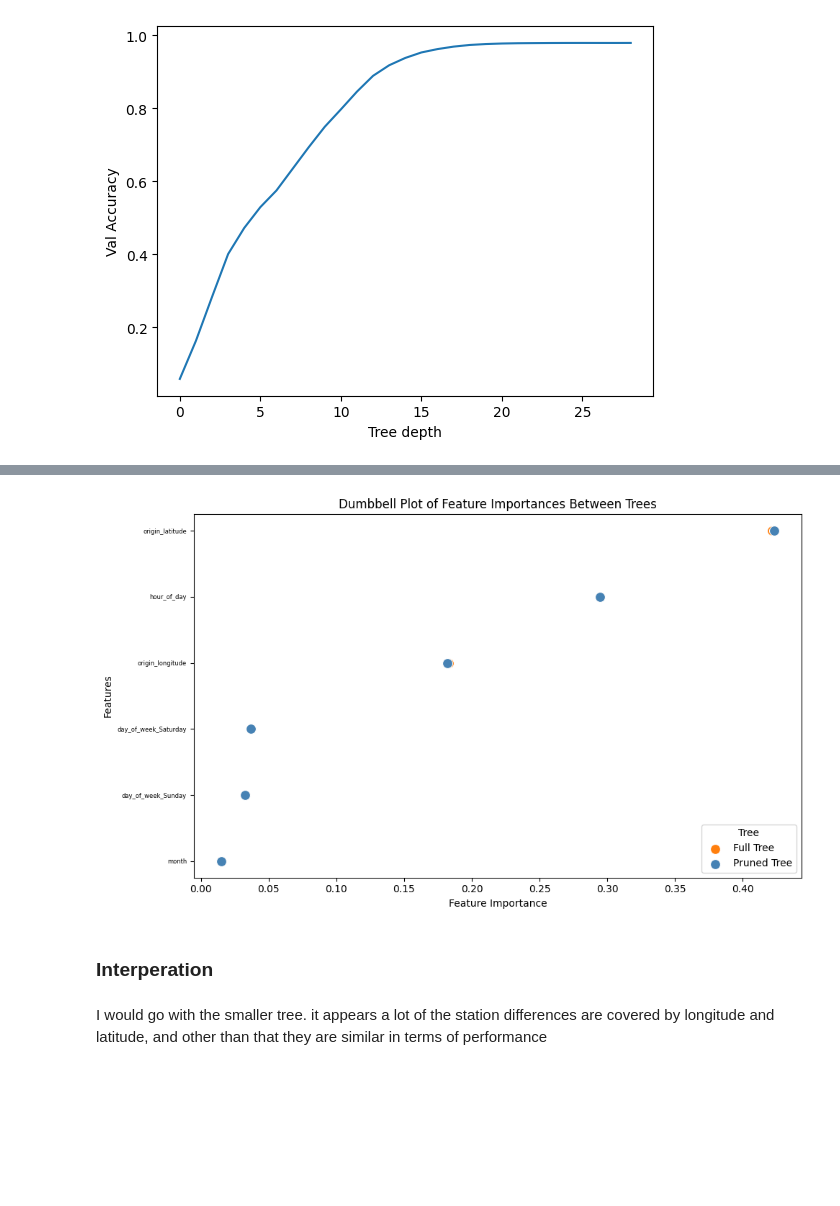
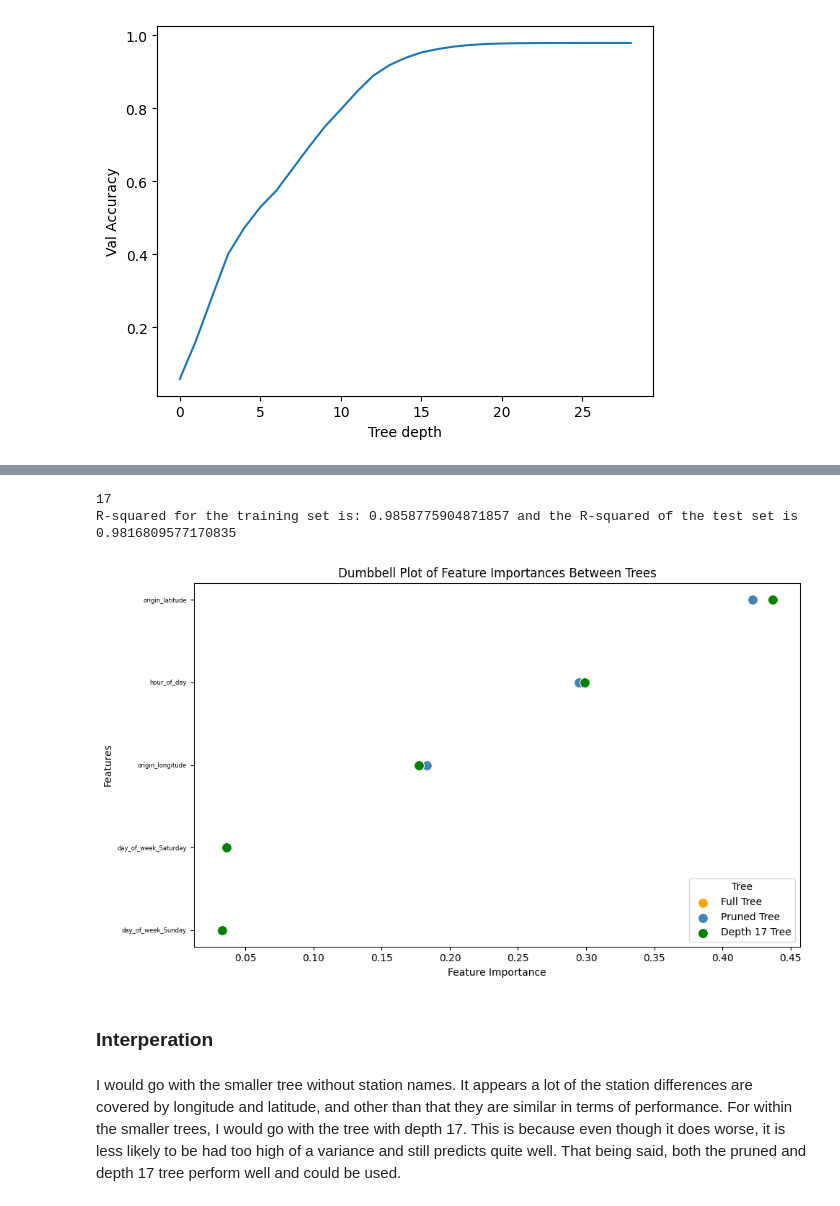
Before and after one commit to iansargent/nyc-subway-ridership-ml, a Jupyter notebook: Scripts/Analysis/decision_tree.ipynb, the cells around one changed output, grey strips where cells are left out. Saved outputs shown, nothing was run; the diff lists cells and outputs as text; code cells hidden in the pictures; blank space fills up the shorter version.

Commit message:
for the decision tree

```diff
--- a/Scripts/Analysis/decision_tree.ipynb
+++ b/Scripts/Analysis/decision_tree.ipynb
@@ -328,3 +316,11 @@ print(f'R-squared for the training set is:{np.sqrt(R2_train): .2f} and the R-squ
 # %% [output]
 73
 R-squared for the training set is: 1.00 and the R-squared of the test set is  0.99
+# %%
+depth = 30
+print(depth)
+ridership_tree_pruned = DecisionTreeRegressor(max_depth=depth).fit(X_train, y_train)
+R2_train = ridership_tree_pruned.score(X_train, y_train)
+R2_test = ridership_tree_pruned.score(X_test, y_test)
+
+print(f'R-squared for the training set is:{np.sqrt(R2_train): .2f} and the R-squared of the test set is {np.sqrt(R2_test): .2f}')
@@ -502 +511,13 @@ R-squared for the training set is:0.9999541808763431 and the R-squared of the te
+# %%
+depth = 17
+print(depth)
+small_ridership_tree_17 = DecisionTreeRegressor(max_depth=depth).fit(X_train, y_train)
+R2_train = small_ridership_tree_17.score(X_train, y_train)
+R2_test = small_ridership_tree_17.score(X_test, y_test)
+
+# print(f'R-squared for the training set is:{np.sqrt(R2_train): .2f} and the R-squared of the test set is {np.sqrt(R2_test): .2f}')
+print(f'R-squared for the training set is: {np.sqrt(R2_train)} and the R-squared of the test set is {np.sqrt(R2_test)}')
+# %% [output]
+17
+R-squared for the training set is: 0.9858775904871857 and the R-squared of the test set is 0.9816809577170835
 # %%
@@ -507,15 +528,18 @@ with open('small_pruned_tree.pkl', 'wb') as f:
 # %%
 feat_import_pruned = small_ridership_tree_pruned.feature_importances_
 feat_import_full = small_ridership_tree.feature_importances_
+feat_import_17 = small_ridership_tree_17.feature_importances_
 
 feat_import_df = pd.DataFrame({
         'feature': X_train.columns,
         'full': feat_import_full,
-        'pruned': feat_import_pruned
+        'pruned': feat_import_pruned,
+        'depth17': feat_import_17
     }).sort_values(by = 'pruned').reset_index().drop(columns = 'index', axis = 1)
 # %%
 feat_import_df = feat_import_df[feat_import_df['full'] >= .01]
 feat_import_df = feat_import_df[feat_import_df['pruned'] >= .01]
+feat_import_df = feat_import_df[feat_import_df['depth17'] >= .01]
 # %%
 # Point for the full tree
 # sns.set_theme(font_scale=1.5)  # Increases all text by 50%
@@ -524,40 +548,50 @@ plt.figure(figsize=(10, 6))
 sns.scatterplot(
     x = feat_import_df['full'],
     y = feat_import_df.index,
-    color = '#FF7F0E',
+    color = 'orange',
     s = 100,
     label = 'Full Tree',
     zorder = 2
 )
 
 # Points for the pruned tree
 sns.scatterplot(
     x = feat_import_df['pruned'],
     y = feat_import_df.index,
     color = 'steelblue',
     s = 100,
     label = 'Pruned Tree',
+    zorder = 2
+)
+
+# Points for the depth of 17 tree
+sns.scatterplot(
+    x = feat_import_df['depth17'],
+    y = feat_import_df.index,
+    color = 'green',
+    s = 100,
+    label = 'Depth 17 Tree',
     zorder = 2
 )
 
 # Adding the lines
 for i, row in feat_import_df.iterrows():
     plt.plot(
         [row['full'], row['pruned']],
         [i,i],
         color = 'grey',
         zorder = 1
     )
 
 plt.title("Dumbbell Plot of Feature Importances Between Trees")
 plt.xlabel("Feature Importance")
 plt.ylabel("Features")
 plt.yticks(feat_import_df.index, feat_import_df['feature'], fontsize = 6)
 plt.legend(title='Tree', loc='lower right')
 plt.tight_layout()
 # %% [output]
-[figure, old version]
+[figure, new version]
 # %% [markdown]
 ### Interperation
 # %% [markdown]
-I would go with the smaller tree. it appears a lot of the station differences are covered by longitude and latitude, and other than that they are similar in terms of performance
+I would go with the smaller tree without station names. It appears a lot of the station differences are covered by longitude and latitude, and other than that they are similar in terms of performance. For within the smaller trees, I would go with the tree with depth 17. This is because even though it does worse, it is less likely to be had too high of a variance and still predicts quite well. That being said, both the pruned and depth 17 tree perform well and could be used.
```
Also changed, not shown: parts of 10 cells of this notebook, 1 other file.
